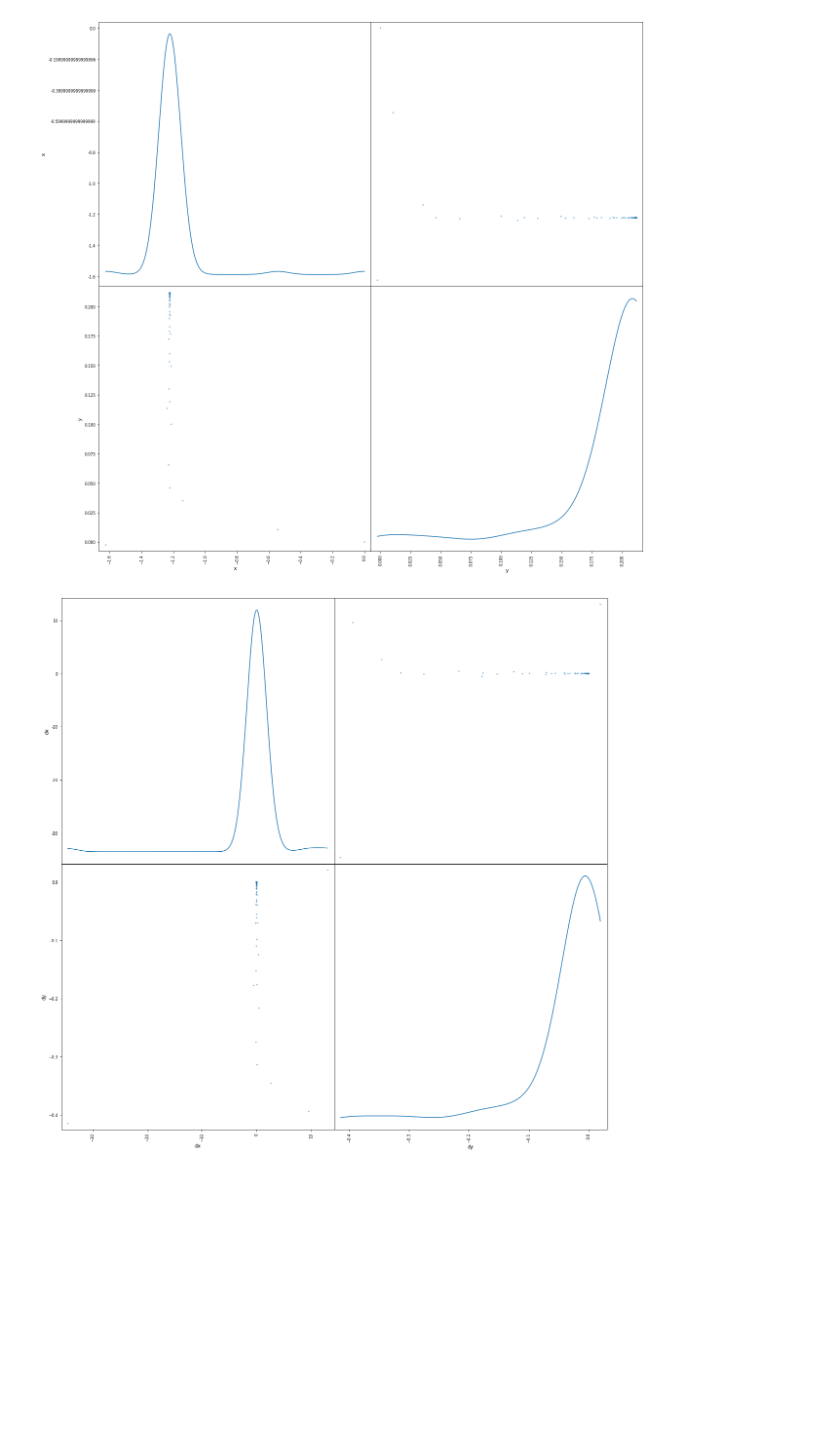
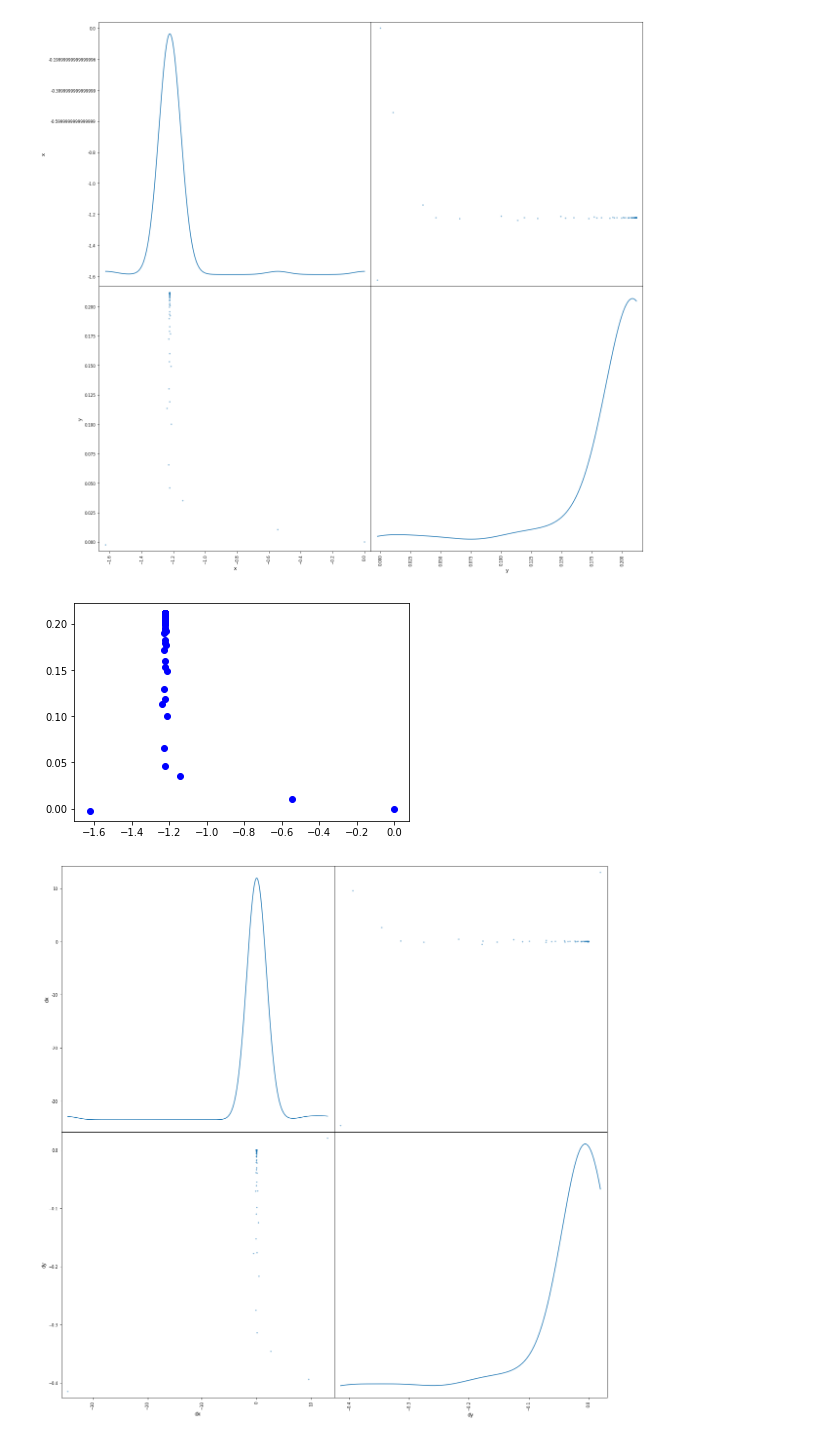
Before and after one commit to DeHazar/computationalMathematics, a Jupyter notebook: Laba1.ipynb, the cells around one changed output. Saved outputs shown, nothing was run; the diff lists cells and outputs as text; code cells hidden in the pictures; blank space fills up the shorter version.

```diff
--- a/Laba1.ipynb
+++ b/Laba1.ipynb
@@ -70,6 +71,11 @@ pd.plotting.scatter_matrix(df[['x', 'y']], figsize=(20, 20), diagonal='kde')
 plt.show()
 # %% [output]
 [figure]
+# %%
+plt.plot(df[['x']],df[['y']],'bo')
+plt.show()
+# %% [output]
+[figure, added]
 # %%
 pd.plotting.scatter_matrix(df[['dx', 'dy']], figsize=(20, 20), diagonal='kde')
 plt.show()
```
Also changed, not shown: parts of 4 cells of this notebook, 2 other files.
